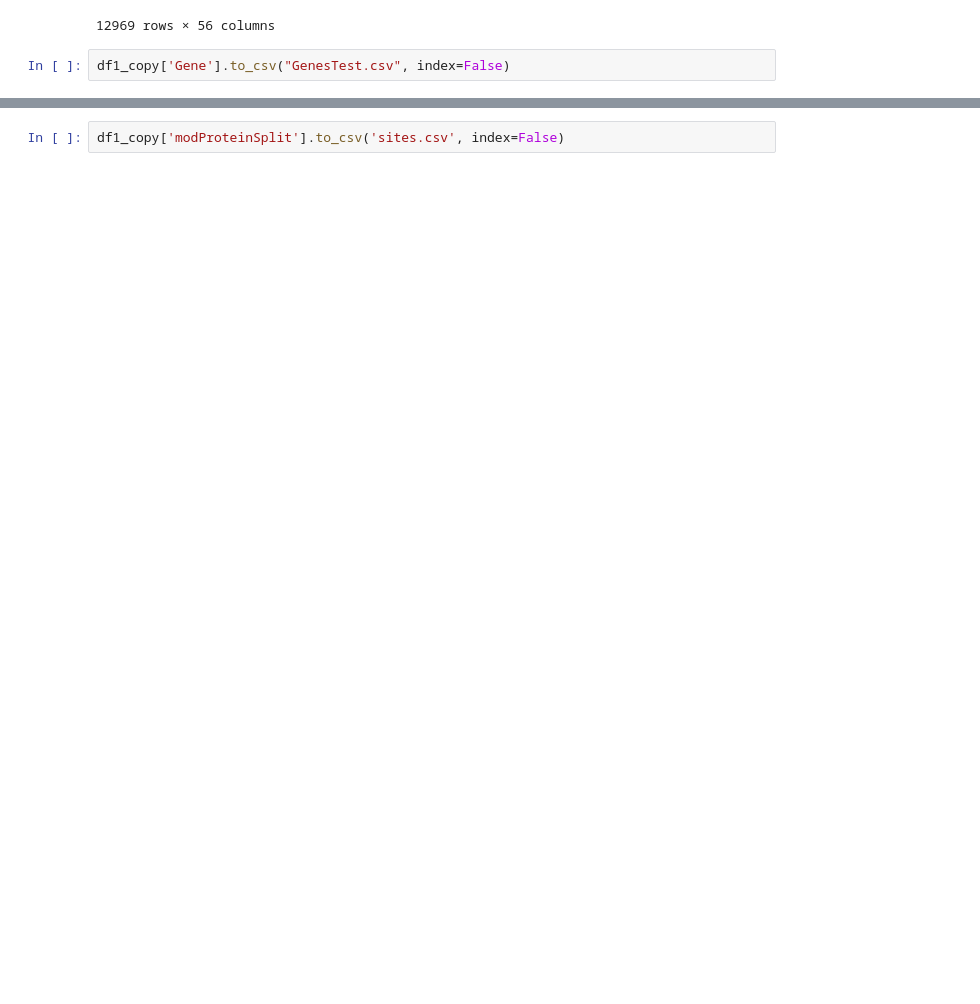
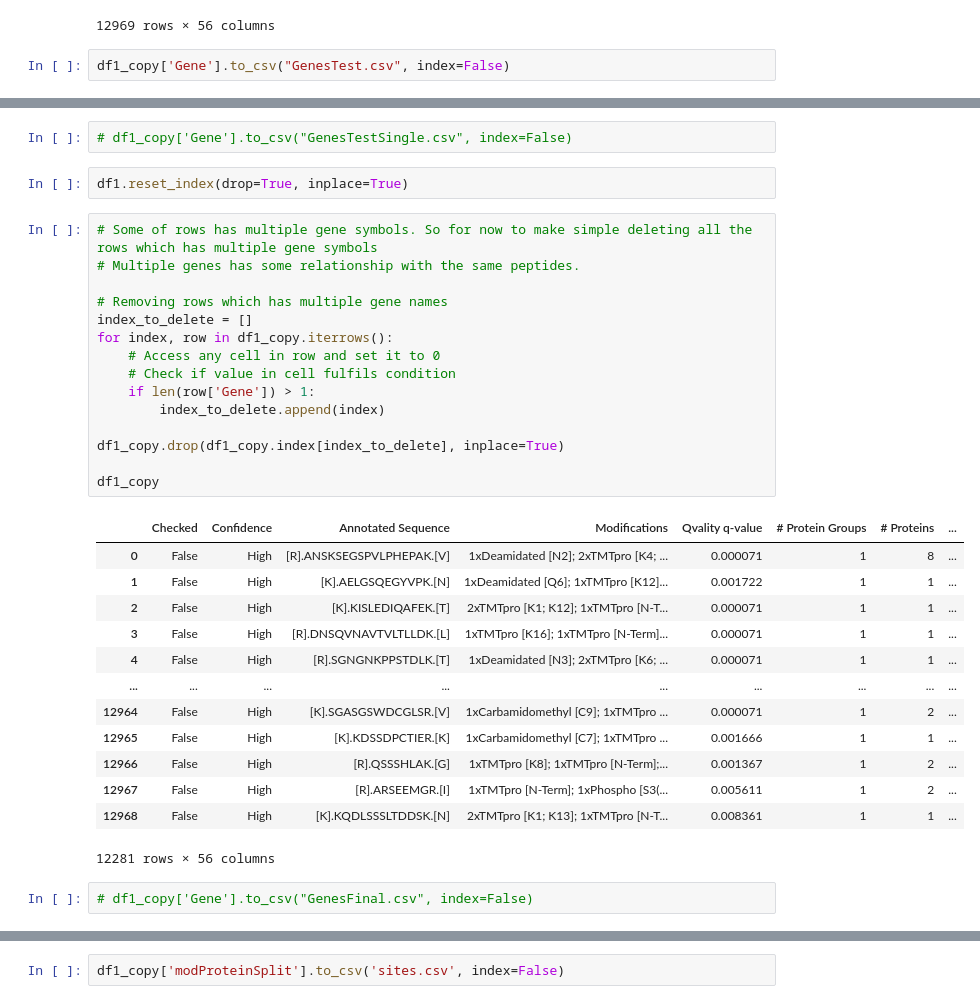
Before and after one commit to PathwayAndDataAnalysis/misc-helpers, a Jupyter notebook: Proteomic Data Preparation for CausalPath/newData/notebook.ipynb, the cells around one changed output, grey strips where cells are left out. Cells and saved outputs as stored; diff of their text form; blank space fills up the shorter version.

```diff
--- a/Proteomic Data Preparation for CausalPath/newData/notebook.ipynb
+++ b/Proteomic Data Preparation for CausalPath/newData/notebook.ipynb
@@ -129 +133,36 @@ df1_copy
 12969 rows × 56 columns
+# %%
+# df1_copy['Gene'].to_csv("GenesTestSingle.csv", index=False)
+# %%
+df1.reset_index(drop=True, inplace=True)
+# %%
+# Some of rows has multiple gene symbols. So for now to make simple deleting all the rows which has multiple gene symbols
+# Multiple genes has some relationship with the same peptides.
+
+# Removing rows which has multiple gene names
+index_to_delete = []
+for index, row in df1_copy.iterrows():
+    # Access any cell in row and set it to 0
+    # Check if value in cell fulfils condition
+    if len(row['Gene']) > 1:
+        index_to_delete.append(index)
+
+df1_copy.drop(df1_copy.index[index_to_delete], inplace=True)
+
+df1_copy
+# %% [output]
+|  | Checked | Confidence | Annotated Sequence | Modifications | Qvality q-value | # Protein Groups | # Proteins | ... |
+| 0 | False | High | [R].ANSKSEGSPVLPHEPAK.[V] | 1xDeamidated [N2]; 2xTMTpro [K4; ... | 0.000071 | 1 | 8 | ... |
+| 1 | False | High | [K].AELGSQEGYVPK.[N] | 1xDeamidated [Q6]; 1xTMTpro [K12]... | 0.001722 | 1 | 1 | ... |
+| 2 | False | High | [K].KISLEDIQAFEK.[T] | 2xTMTpro [K1; K12]; 1xTMTpro [N-T... | 0.000071 | 1 | 1 | ... |
+| 3 | False | High | [R].DNSQVNAVTVLTLLDK.[L] | 1xTMTpro [K16]; 1xTMTpro [N-Term]... | 0.000071 | 1 | 1 | ... |
+| 4 | False | High | [R].SGNGNKPPSTDLK.[T] | 1xDeamidated [N3]; 2xTMTpro [K6; ... | 0.000071 | 1 | 1 | ... |
+| ... | ... | ... | ... | ... | ... | ... | ... | ... |
+| 12964 | False | High | [K].SGASGSWDCGLSR.[V] | 1xCarbamidomethyl [C9]; 1xTMTpro ... | 0.000071 | 1 | 2 | ... |
+| 12965 | False | High | [K].KDSSDPCTIER.[K] | 1xCarbamidomethyl [C7]; 1xTMTpro ... | 0.001666 | 1 | 1 | ... |
+| 12966 | False | High | [R].QSSSHLAK.[G] | 1xTMTpro [K8]; 1xTMTpro [N-Term];... | 0.001367 | 1 | 2 | ... |
+| 12967 | False | High | [R].ARSEEMGR.[I] | 1xTMTpro [N-Term]; 1xPhospho [S3(... | 0.005611 | 1 | 2 | ... |
+| 12968 | False | High | [K].KQDLSSSLTDDSK.[N] | 2xTMTpro [K1; K13]; 1xTMTpro [N-T... | 0.008361 | 1 | 1 | ... |
+12281 rows × 56 columns
+# %%
+# df1_copy['Gene'].to_csv("GenesFinal.csv", index=False)
```
Also changed, not shown: parts of 17 cells of this notebook, 7 other files.
